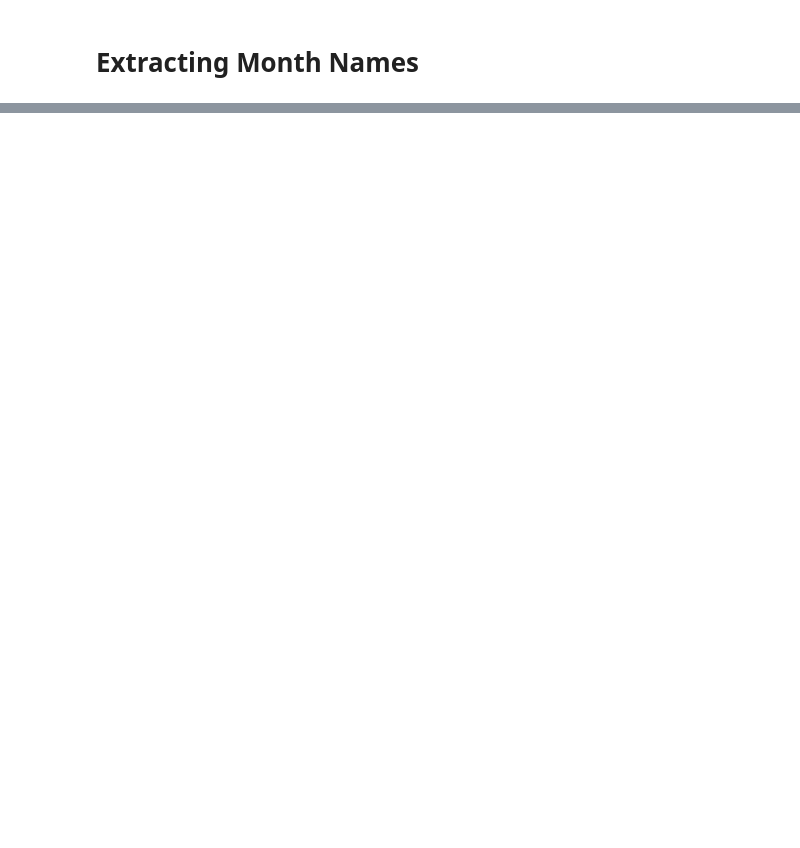
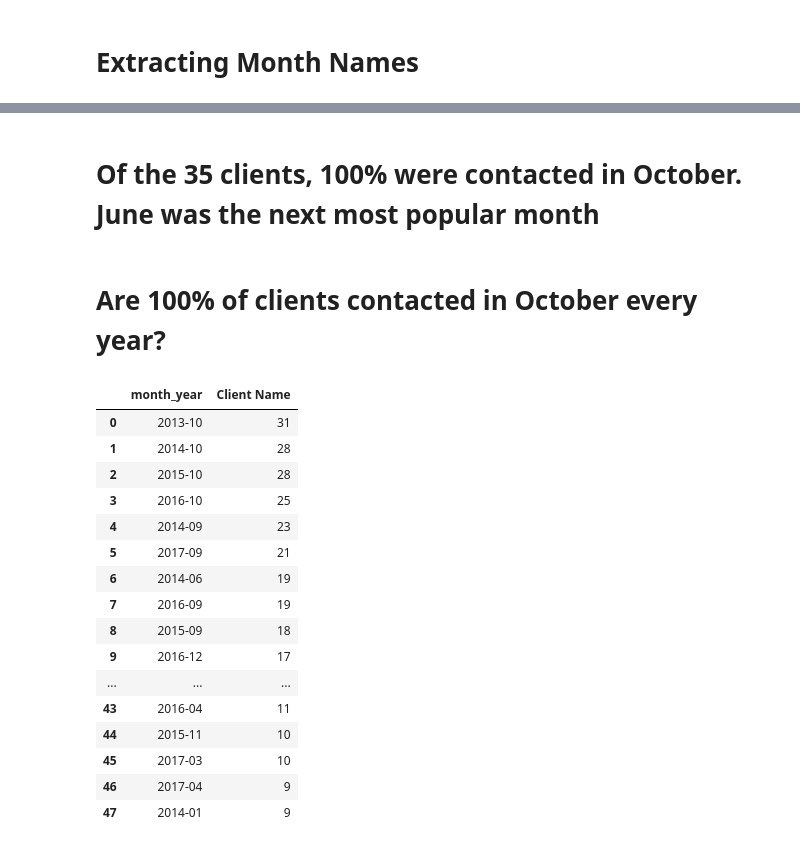
Before and after one commit to robertspeta/launch_month, a Jupyter notebook: contacts_analysis.ipynb, the cells around one changed output, grey strips where cells are left out. Cells and saved outputs as stored; diff of their text form; code cells hidden in the pictures; blank space fills up the shorter version.

```diff
--- a/contacts_analysis.ipynb
+++ b/contacts_analysis.ipynb
@@ -84,0 +65,27 @@ data.head()
+# %% [markdown]
+# Of the 35 clients, 100% were contacted in October. June was the next most popular month
+# %% [markdown]
+# Are 100% of clients contacted in October every year?
+# %%
+# Lets count the number of clients who were contacted each month, sorted by year
+
+unique_months = data.groupby('month_year')['Client Name'].nunique().sort_values(ascending=False).reset_index(name='Client Name')
+unique_months
+# %% [output]
+|  | month_year | Client Name |
+| 0 | 2013-10 | 31 |
+| 1 | 2014-10 | 28 |
+| 2 | 2015-10 | 28 |
+| 3 | 2016-10 | 25 |
+| 4 | 2014-09 | 23 |
+| 5 | 2017-09 | 21 |
+| 6 | 2014-06 | 19 |
+| 7 | 2016-09 | 19 |
+| 8 | 2015-09 | 18 |
+| 9 | 2016-12 | 17 |
+| ... | ... | ... |
+| 43 | 2016-04 | 11 |
+| 44 | 2015-11 | 10 |
+| 45 | 2017-03 | 10 |
+| 46 | 2017-04 | 9 |
+| 47 | 2014-01 | 9 |
```
Also changed, not shown: parts of 24 cells of this notebook.
